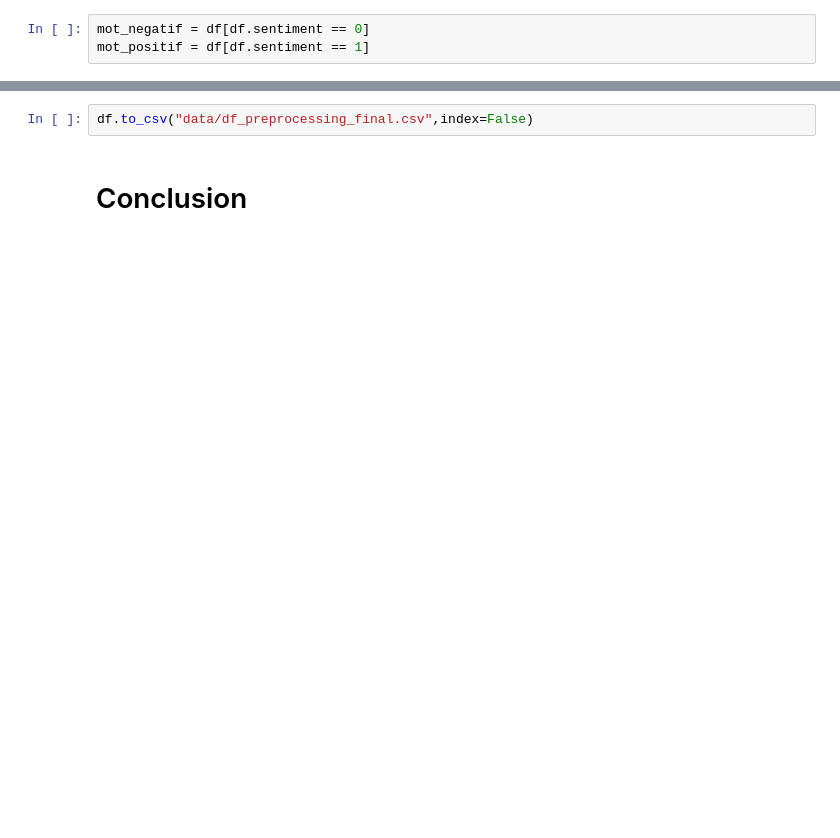
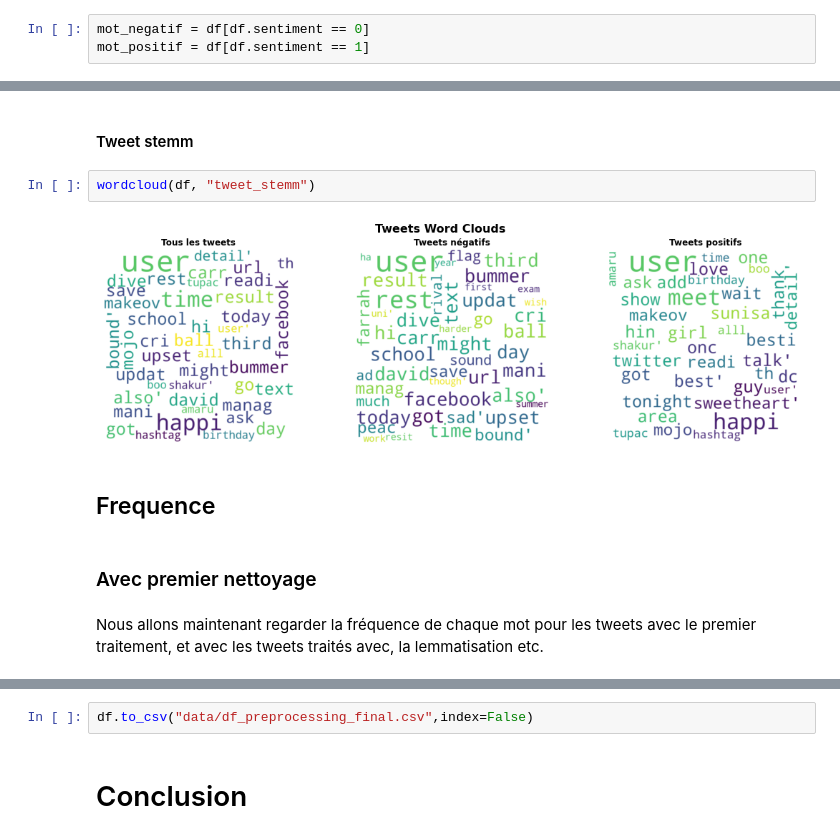
Before and after one commit to reda76/P7, a Jupyter notebook: Analyse exploratoire.ipynb, the cells around one changed output, grey strips where cells are left out. Cells and saved outputs as stored; diff of their text form; blank space fills up the shorter version.

```diff
--- a/Analyse exploratoire.ipynb
+++ b/Analyse exploratoire.ipynb
@@ -1051,0 +582,12 @@ plt.show()
+# %% [markdown]
+#### Tweet stemm
+# %%
+wordcloud(df, "tweet_stemm")
+# %% [output]
+[figure, added]
+# %% [markdown]
+## Frequence
+# %% [markdown]
+### Avec premier nettoyage
+# %% [markdown]
+Nous allons maintenant regarder la fréquence de chaque mot pour les tweets avec le premier traitement, et avec les tweets traités avec, la lemmatisation etc.
```
Also changed, not shown: parts of 172 cells of this notebook.
